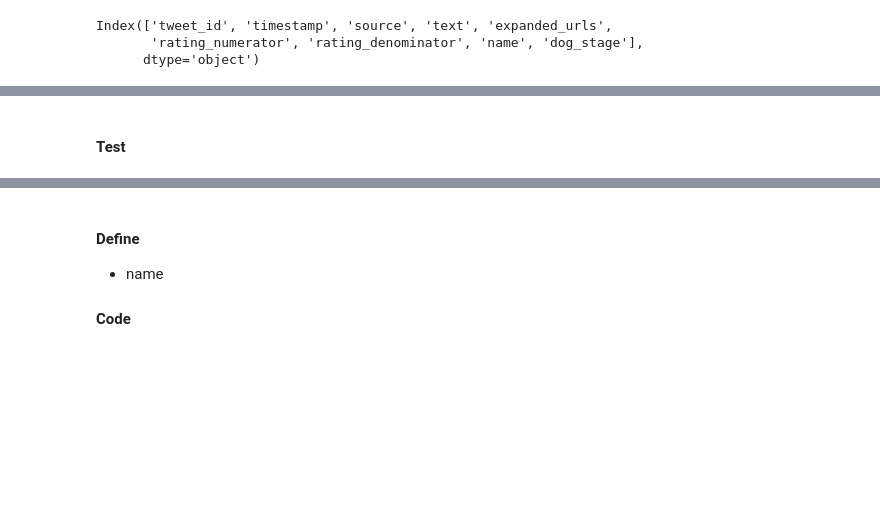
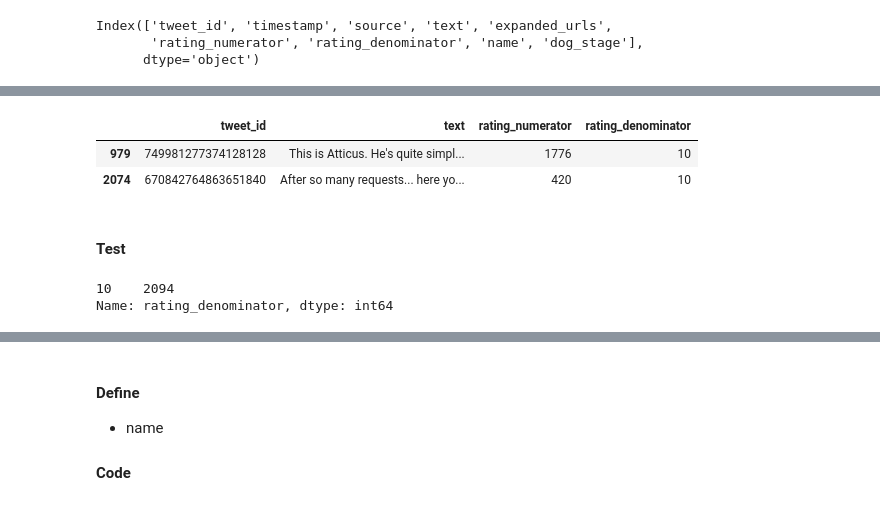
Before and after one commit to omarbassam88/we-rate-dogs, a Jupyter notebook: wrangle_act.ipynb, the cells around one changed output, grey strips where cells are left out. Cells and saved outputs as stored; diff of their text form; code cells hidden in the pictures; blank space fills up the shorter version.

Commit message:
Cleaned

```diff
--- a/wrangle_act.ipynb
+++ b/wrangle_act.ipynb
@@ -588,2 +584,47 @@ Index(['tweet_id', 'timestamp', 'source', 'text', 'expanded_urls',
+# %%
+def fix_rating(row):
+    if row['rating_denominator'] != 10:
+        if row['rating_denominator'] % 10 ==0:
+            num = row['rating_denominator']/10
+            row['rating_numerator']=int(row['rating_numerator']/num)
+            row['rating_denominator'] = 10
+        else:
+            prog = re.compile('../..')
+            results = re.findall(prog, row['text'])
+            for result in results:
+                if result[-2:] == '10':
+                    row['rating_numerator']= int(result[:2])
+                    row['rating_denominator'] = 10
+                    results.remove(result)
+            if len(results):
+                row['rating_numerator']= 10
+                row['rating_denominator'] = 10
+
+    else:
+        prog = re.compile('\d*\.\d*/10')
+        results = re.findall(prog, row['text'])
+        for result in results:
+            if result[-2:] == '10':
+                try:
+                    row['rating_numerator'] = int(result.split('.')[0].strip())
+                except:
+                    row['rating_numerator'] = 10
+
+
+    return row
+
+
+df_archive_clean = df_archive_clean.apply(lambda x: fix_rating(x), axis=1)
+
+df_archive_clean[['tweet_id','text','rating_numerator','rating_denominator']].query('rating_numerator > 20 or  rating_denominator !=10')
+# %% [output]
+|  | tweet_id | text | rating_numerator | rating_denominator |
+| 979 | 749981277374128128 | This is Atticus. He's quite simpl... | 1776 | 10 |
+| 2074 | 670842764863651840 | After so many requests... here yo... | 420 | 10 |
 # %% [markdown]
 #### Test
+# %%
+df_archive_clean['rating_denominator'].value_counts()
+# %% [output]
+10    2094
+Name: rating_denominator, dtype: int64
```
Also changed, not shown: parts of 22 cells of this notebook, 2 other files.
